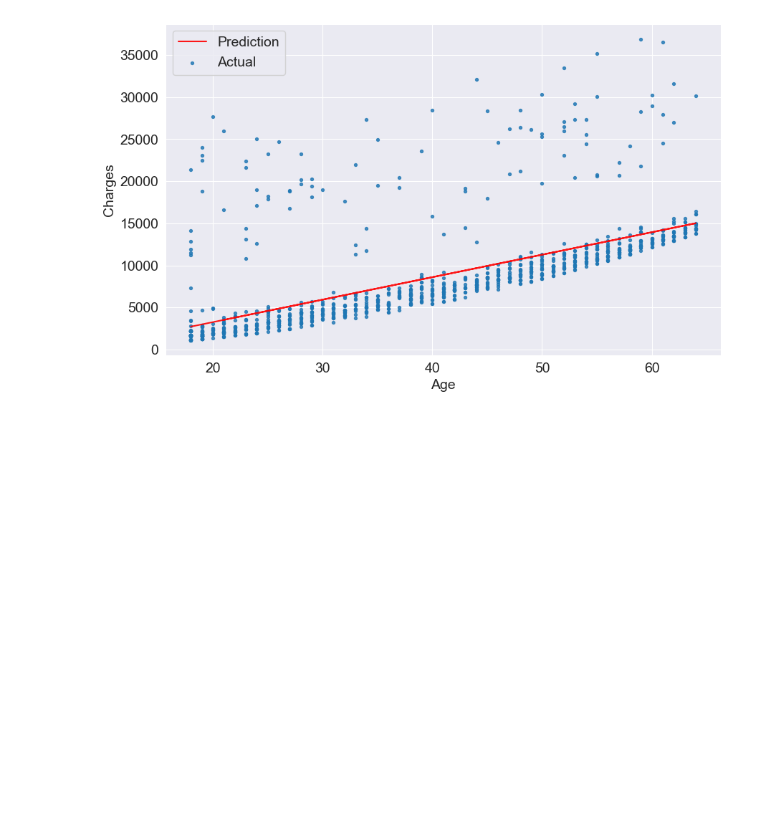
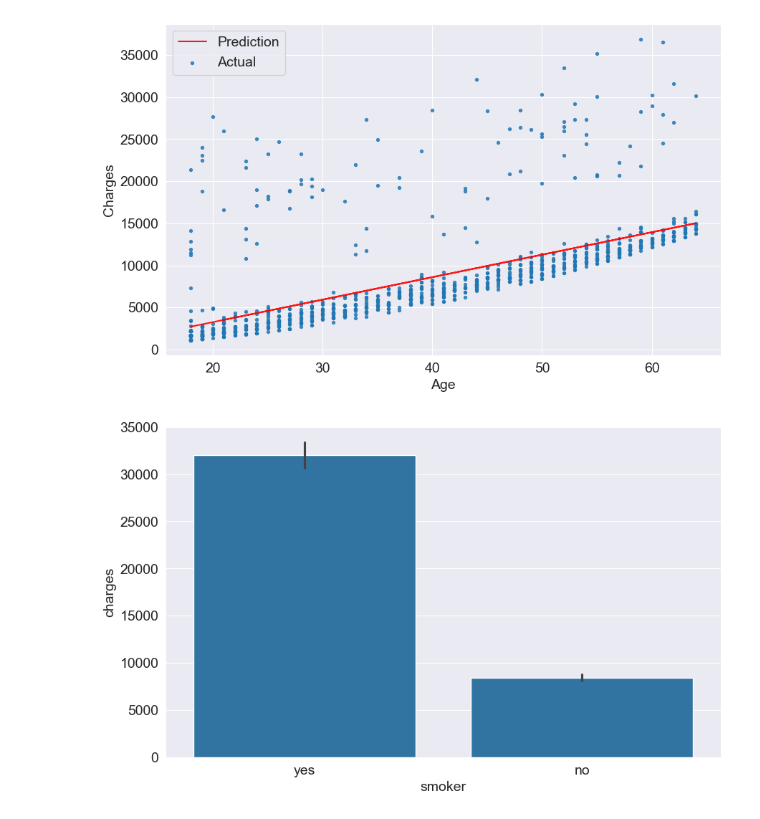
Before and after one commit to zoeiee/ML-Journal, a Jupyter notebook: Learning projects/touchy aah.ipynb, the cells around one changed output. Drawn from its saved outputs; the diff is of its cells as text; code cells hidden in the pictures; blank space fills up the shorter version.

```diff
--- a/Learning projects/touchy aah.ipynb
+++ b/Learning projects/touchy aah.ipynb
@@ -457,3 +450,7 @@ try_parameters(model.coef_, model.intercept_)
 # %% [output]
 RMSE Loss:  4662.505766636395
 [figure]
+# %%
+sns.barplot(data=medical_df, x='smoker', y='charges');
+# %% [output]
+[figure, added]
```
Also changed, not shown: parts of 30 cells of this notebook, 4 other files.
